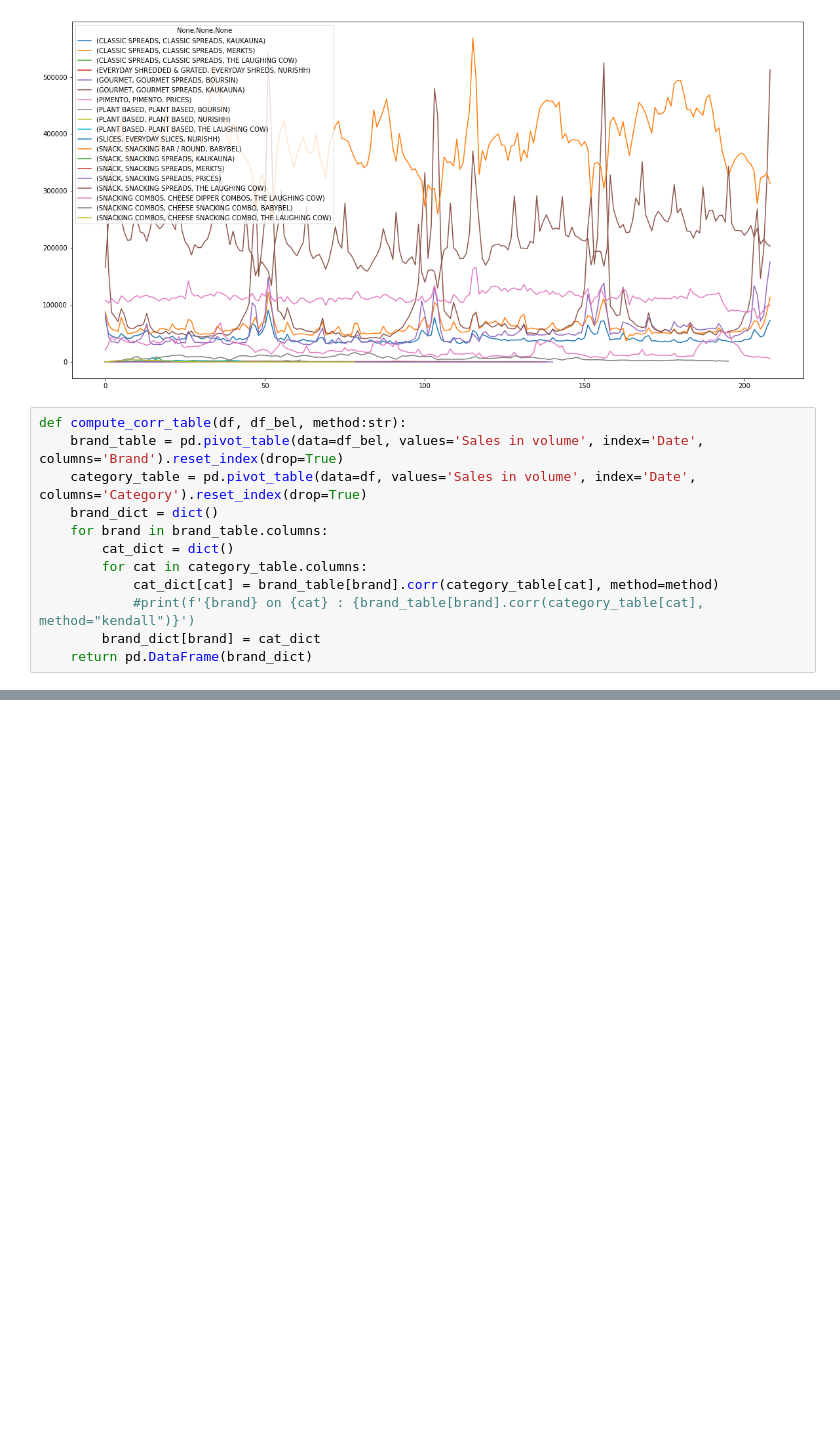
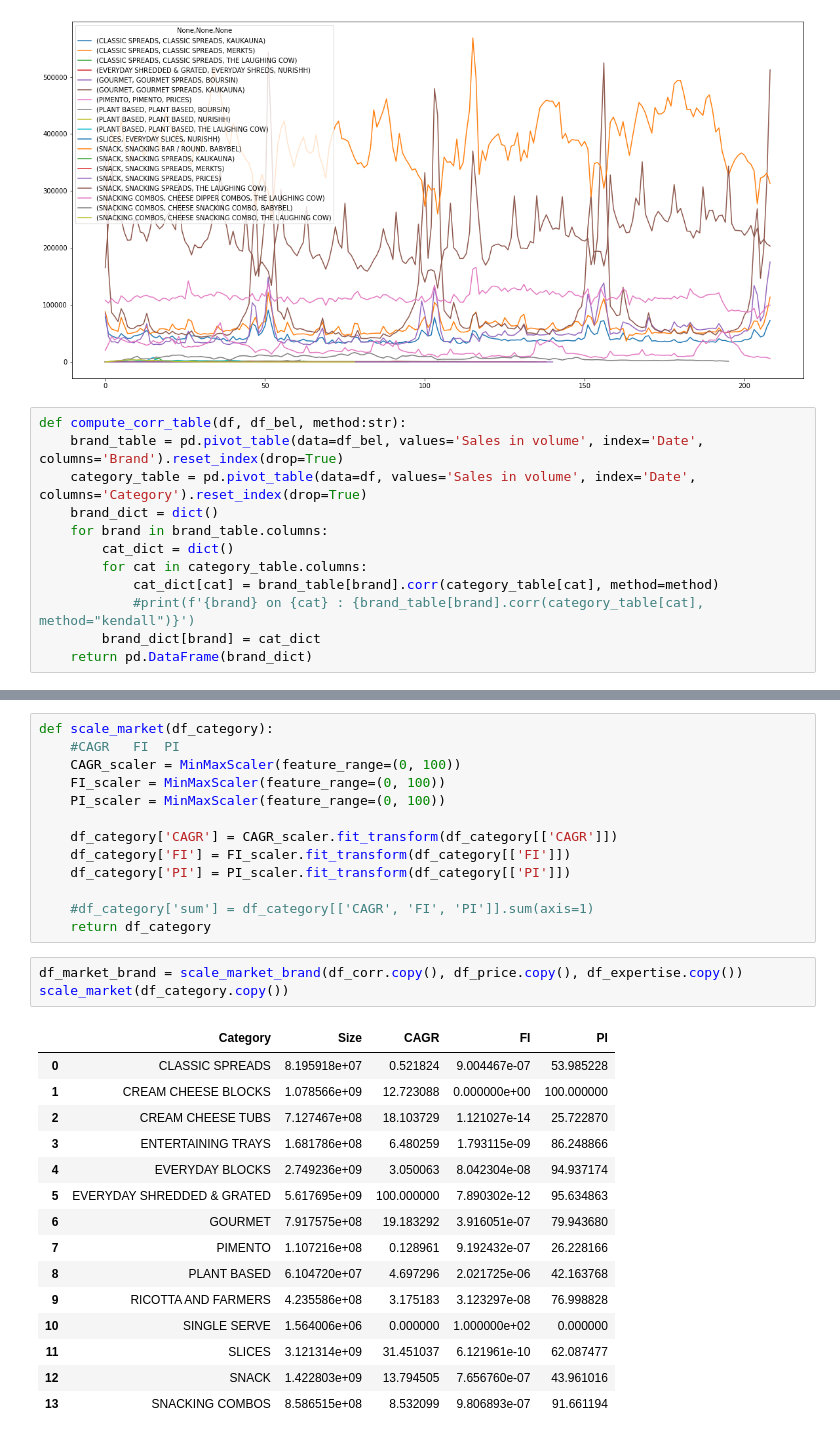
Before and after one commit to rayane-pivot/bel-bel-2022-growth-modelling-gm_tool, a Jupyter notebook: Capacity_to_win.ipynb, the cells around one changed output, grey strips where cells are left out. Saved outputs shown, nothing was run; the diff lists cells and outputs as text; blank space fills up the shorter version.

```diff
--- a/Capacity_to_win.ipynb
+++ b/Capacity_to_win.ipynb
@@ -325,0 +280,32 @@ data_manager.df
+# %%
+def scale_market(df_category):
+    #CAGR	FI	PI
+    CAGR_scaler = MinMaxScaler(feature_range=(0, 100))
+    FI_scaler = MinMaxScaler(feature_range=(0, 100))
+    PI_scaler = MinMaxScaler(feature_range=(0, 100))
+
+    df_category['CAGR'] = CAGR_scaler.fit_transform(df_category[['CAGR']])
+    df_category['FI'] = FI_scaler.fit_transform(df_category[['FI']])
+    df_category['PI'] = PI_scaler.fit_transform(df_category[['PI']])
+
+    #df_category['sum'] = df_category[['CAGR', 'FI', 'PI']].sum(axis=1)
+    return df_category
+# %%
+df_market_brand = scale_market_brand(df_corr.copy(), df_price.copy(), df_expertise.copy())
+scale_market(df_category.copy())
+# %% [output]
+|  | Category | Size | CAGR | FI | PI |
+| 0 | CLASSIC SPREADS | 8.195918e+07 | 0.521824 | 9.004467e-07 | 53.985228 |
+| 1 | CREAM CHEESE BLOCKS | 1.078566e+09 | 12.723088 | 0.000000e+00 | 100.000000 |
+| 2 | CREAM CHEESE TUBS | 7.127467e+08 | 18.103729 | 1.121027e-14 | 25.722870 |
+| 3 | ENTERTAINING TRAYS | 1.681786e+08 | 6.480259 | 1.793115e-09 | 86.248866 |
+| 4 | EVERYDAY BLOCKS | 2.749236e+09 | 3.050063 | 8.042304e-08 | 94.937174 |
+| 5 | EVERYDAY SHREDDED & GRATED | 5.617695e+09 | 100.000000 | 7.890302e-12 | 95.634863 |
+| 6 | GOURMET | 7.917575e+08 | 19.183292 | 3.916051e-07 | 79.943680 |
+| 7 | PIMENTO | 1.107216e+08 | 0.128961 | 9.192432e-07 | 26.228166 |
+| 8 | PLANT BASED | 6.104720e+07 | 4.697296 | 2.021725e-06 | 42.163768 |
+| 9 | RICOTTA AND FARMERS | 4.235586e+08 | 3.175183 | 3.123297e-08 | 76.998828 |
+| 10 | SINGLE SERVE | 1.564006e+06 | 0.000000 | 1.000000e+02 | 0.000000 |
+| 11 | SLICES | 3.121314e+09 | 31.451037 | 6.121961e-10 | 62.087477 |
+| 12 | SNACK | 1.422803e+09 | 13.794505 | 7.656760e-07 | 43.961016 |
+| 13 | SNACKING COMBOS | 8.586515e+08 | 8.532099 | 9.806893e-07 | 91.661194 |
```
Also changed, not shown: parts of 14 cells of this notebook, 2 other files.
